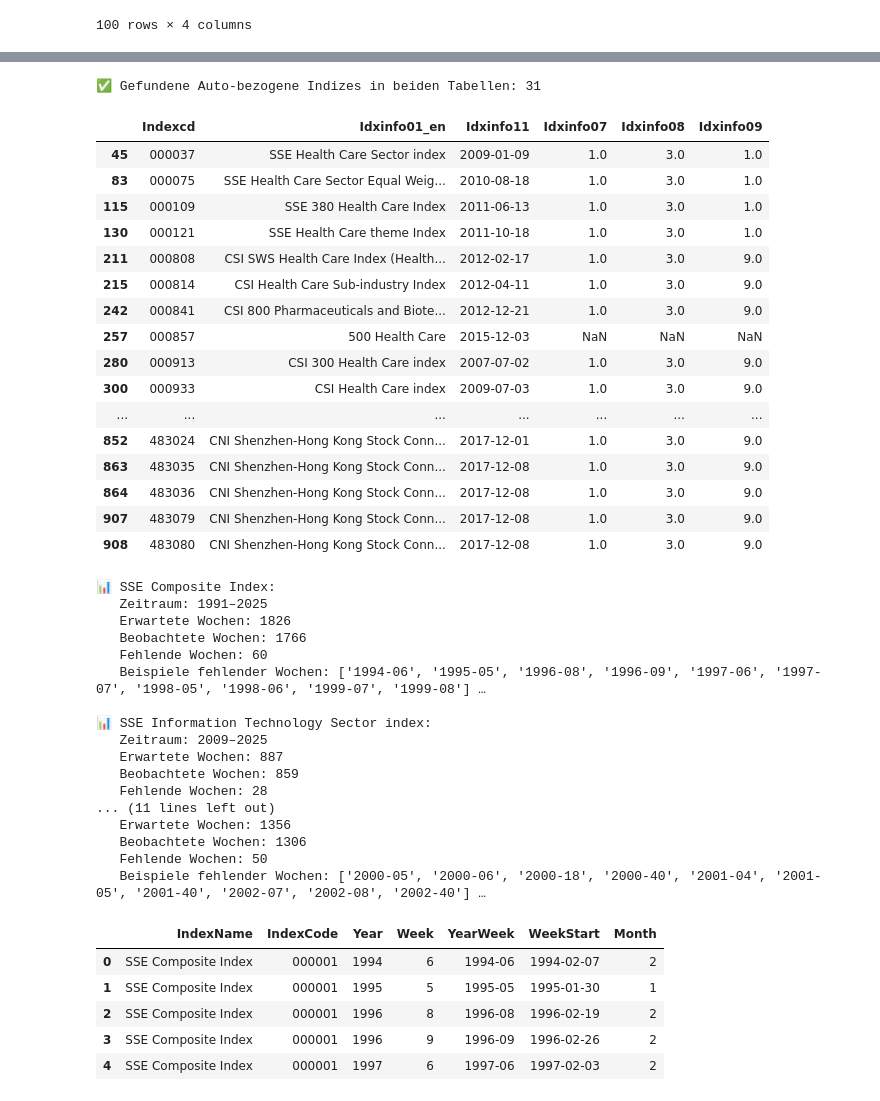
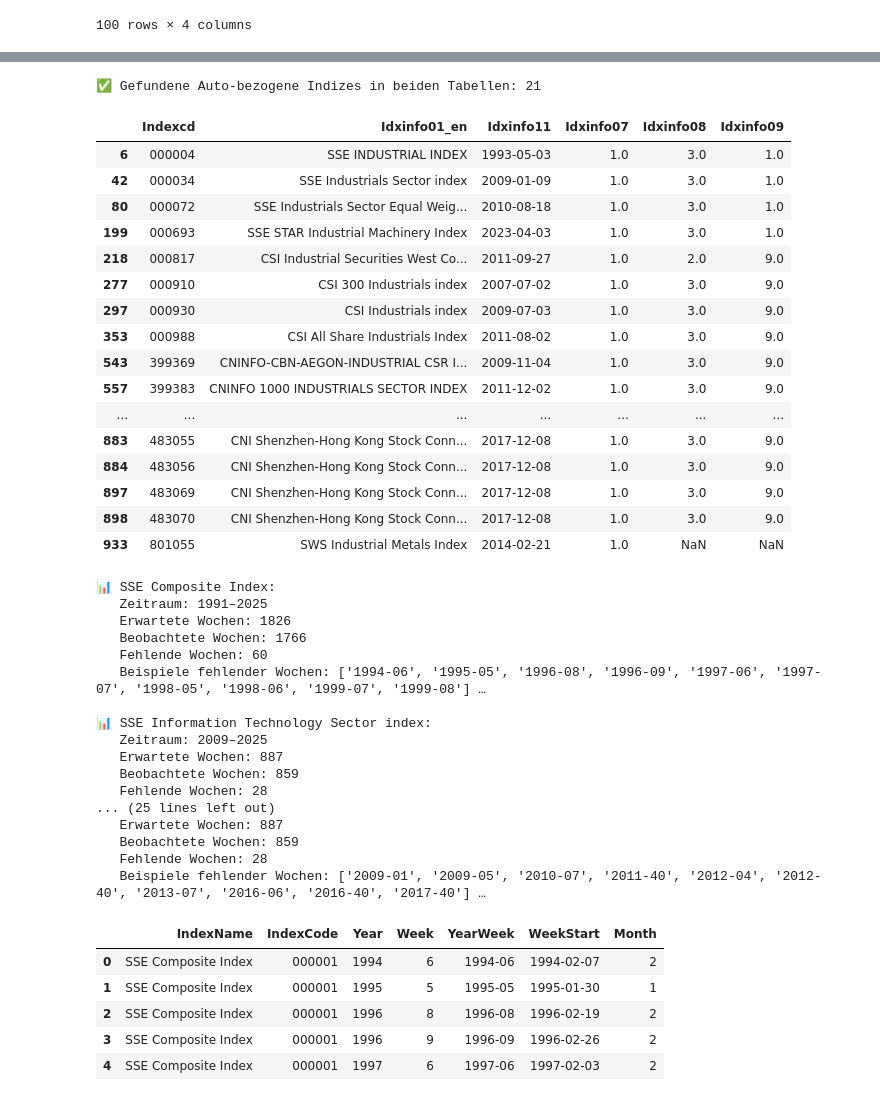
Before and after one commit to N4ims/mandarin-momentum, a Jupyter notebook: data_CN.ipynb, the cells around one changed output, grey strips where cells are left out. Drawn from its saved outputs; the diff is of its cells as text; code cells hidden in the pictures.

```diff
--- a/data_CN.ipynb
+++ b/data_CN.ipynb
@@ -97,40 +111,40 @@ for name, df_temp in {
 # %%
 # Sicherstellen, dass beide Spalten Strings sind
 df_index["Indexcd"] = df_index["Indexcd"].astype(str)
 df_weekly["Indexcd"] = df_weekly["Indexcd"].astype(str)
 
 # 1️⃣ Schnittmenge aller Indexcodes
 common_codes = set(df_index["Indexcd"]) & set(df_weekly["Indexcd"])
 
 # 2️⃣ Indizes suchen, die "Automobile" oder "Automotive" enthalten
 auto_df = df_index[
-    df_index["Idxinfo01_en"].str.contains("Pharma|Health", case=False, na=False)
+    df_index["Idxinfo01_en"].str.contains("Industrial", case=False, na=False)
 ]
 
 # 3️⃣ Nur behalten, die auch in df_weekly vorkommen
 auto_common_df = auto_df[auto_df["Indexcd"].isin(common_codes)]
 
 print(f"✅ Gefundene Auto-bezogene Indizes in beiden Tabellen: {len(auto_common_df)}")
 display(auto_common_df)
 # %% [output]
-✅ Gefundene Auto-bezogene Indizes in beiden Tabellen: 31
+✅ Gefundene Auto-bezogene Indizes in beiden Tabellen: 21
 |  | Indexcd | Idxinfo01_en | Idxinfo11 | Idxinfo07 | Idxinfo08 | Idxinfo09 |
-| 45 | 000037 | SSE Health Care Sector index | 2009-01-09 | 1.0 | 3.0 | 1.0 |
-| 83 | 000075 | SSE Health Care Sector Equal Weig... | 2010-08-18 | 1.0 | 3.0 | 1.0 |
-| 115 | 000109 | SSE 380 Health Care Index | 2011-06-13 | 1.0 | 3.0 | 1.0 |
-| 130 | 000121 | SSE Health Care theme Index | 2011-10-18 | 1.0 | 3.0 | 1.0 |
-| 211 | 000808 | CSI SWS Health Care Index (Health... | 2012-02-17 | 1.0 | 3.0 | 9.0 |
-| 215 | 000814 | CSI Health Care Sub-industry Index | 2012-04-11 | 1.0 | 3.0 | 9.0 |
-| 242 | 000841 | CSI 800 Pharmaceuticals and Biote... | 2012-12-21 | 1.0 | 3.0 | 9.0 |
-| 257 | 000857 | 500 Health Care | 2015-12-03 | NaN | NaN | NaN |
-| 280 | 000913 | CSI 300 Health Care index | 2007-07-02 | 1.0 | 3.0 | 9.0 |
-| 300 | 000933 | CSI Health Care index | 2009-07-03 | 1.0 | 3.0 | 9.0 |
+| 6 | 000004 | SSE INDUSTRIAL INDEX | 1993-05-03 | 1.0 | 3.0 | 1.0 |
+| 42 | 000034 | SSE Industrials Sector index | 2009-01-09 | 1.0 | 3.0 | 1.0 |
+| 80 | 000072 | SSE Industrials Sector Equal Weig... | 2010-08-18 | 1.0 | 3.0 | 1.0 |
+| 199 | 000693 | SSE STAR Industrial Machinery Index | 2023-04-03 | 1.0 | 3.0 | 1.0 |
+| 218 | 000817 | CSI Industrial Securities West Co... | 2011-09-27 | 1.0 | 2.0 | 9.0 |
+| 277 | 000910 | CSI 300 Industrials index | 2007-07-02 | 1.0 | 3.0 | 9.0 |
+| 297 | 000930 | CSI Industrials index | 2009-07-03 | 1.0 | 3.0 | 9.0 |
+| 353 | 000988 | CSI All Share Industrials Index | 2011-08-02 | 1.0 | 3.0 | 9.0 |
+| 543 | 399369 | CNINFO-CBN-AEGON-INDUSTRIAL CSR I... | 2009-11-04 | 1.0 | 3.0 | 9.0 |
+| 557 | 399383 | CNINFO 1000 INDUSTRIALS SECTOR INDEX | 2011-12-02 | 1.0 | 3.0 | 9.0 |
 | ... | ... | ... | ... | ... | ... | ... |
-| 852 | 483024 | CNI Shenzhen-Hong Kong Stock Conn... | 2017-12-01 | 1.0 | 3.0 | 9.0 |
-| 863 | 483035 | CNI Shenzhen-Hong Kong Stock Conn... | 2017-12-08 | 1.0 | 3.0 | 9.0 |
-| 864 | 483036 | CNI Shenzhen-Hong Kong Stock Conn... | 2017-12-08 | 1.0 | 3.0 | 9.0 |
-| 907 | 483079 | CNI Shenzhen-Hong Kong Stock Conn... | 2017-12-08 | 1.0 | 3.0 | 9.0 |
-| 908 | 483080 | CNI Shenzhen-Hong Kong Stock Conn... | 2017-12-08 | 1.0 | 3.0 | 9.0 |
+| 883 | 483055 | CNI Shenzhen-Hong Kong Stock Conn... | 2017-12-08 | 1.0 | 3.0 | 9.0 |
+| 884 | 483056 | CNI Shenzhen-Hong Kong Stock Conn... | 2017-12-08 | 1.0 | 3.0 | 9.0 |
+| 897 | 483069 | CNI Shenzhen-Hong Kong Stock Conn... | 2017-12-08 | 1.0 | 3.0 | 9.0 |
+| 898 | 483070 | CNI Shenzhen-Hong Kong Stock Conn... | 2017-12-08 | 1.0 | 3.0 | 9.0 |
+| 933 | 801055 | SWS Industrial Metals Index | 2014-02-21 | 1.0 | NaN | NaN |
 # %%
 import pandas as pd
 
@@ -170,7 +184,7 @@ def check_missing_weeks(df, name_col="EnglishName"):
         print("   ✅ Keine fehlenden Wochen gefunden.")
 
 # Auf deine vier DataFrames anwenden
-for df_temp in [df_sse_composite, df_sse_it_sector, df_csi_pharma_bio, df_automobile]:
+for df_temp in [df_sse_composite, df_sse_it_sector, df_csi_pharma_bio, df_automobile, df_health_care, df_industrials]:
     check_missing_weeks(df_temp)
 # %% [output]
 📊 SSE Composite Index:
@@ -185,11 +199,11 @@ for df_temp in [df_sse_composite, df_sse_it_sector, df_csi_pharma_bio, df_automo
    Erwartete Wochen: 887
    Beobachtete Wochen: 859
    Fehlende Wochen: 28
-... (11 lines left out)
-   Erwartete Wochen: 1356
-   Beobachtete Wochen: 1306
-   Fehlende Wochen: 50
-   Beispiele fehlender Wochen: ['2000-05', '2000-06', '2000-18', '2000-40', '2001-04', '2001-05', '2001-40', '2002-07', '2002-08', '2002-40'] …
+... (25 lines left out)
+   Erwartete Wochen: 887
+   Beobachtete Wochen: 859
+   Fehlende Wochen: 28
+   Beispiele fehlender Wochen: ['2009-01', '2009-05', '2010-07', '2011-40', '2012-04', '2012-40', '2013-07', '2016-06', '2016-40', '2017-40'] …
 # %%
 import pandas as pd
 from datetime import date
```
Also changed, not shown: parts of 5 cells of this notebook, 6 other files.
